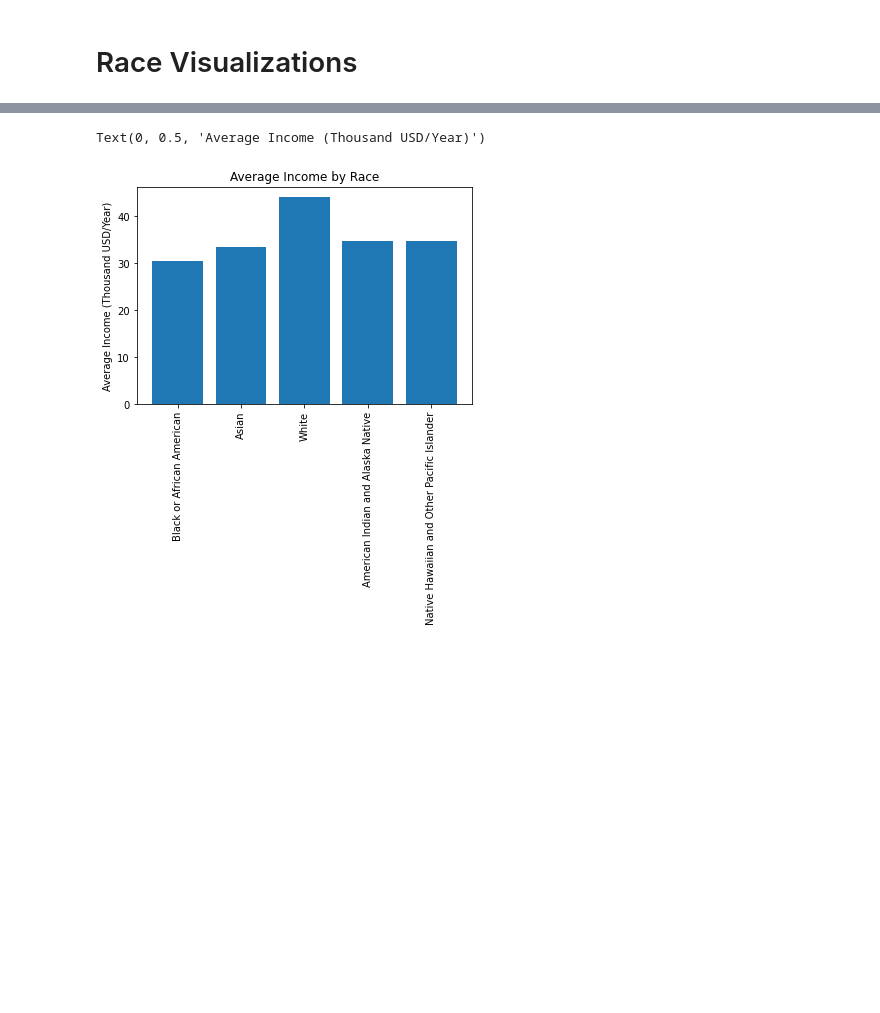
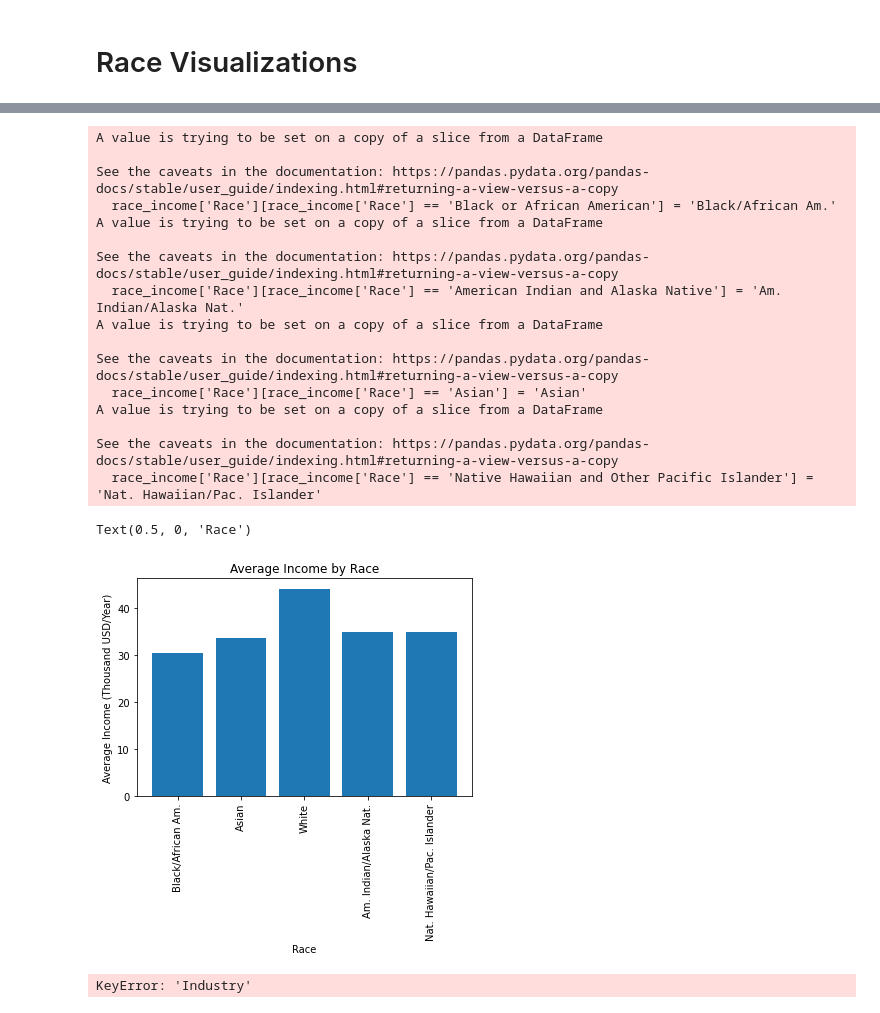
Before and after one commit to jackrlynn3/pandas-census-grp-5, a Jupyter notebook: visualizations.ipynb, the cells around one changed output, grey strips where cells are left out. Cells and saved outputs as stored; diff of their text form; code cells hidden in the pictures; blank space fills up the shorter version.

```diff
--- a/visualizations.ipynb
+++ b/visualizations.ipynb
@@ -167,29 +216,53 @@ See the caveats in the documentation: https://pandas.pydata.org/pandas-docs/stab
 # %%
 # Plot 3: Compare average income of different races and sexes
 
 race_income = summary_dataset.copy()
 race_income = race_income[race_income['Industry'] == 'Total for all sectors']
 race_income = race_income[race_income['Ethnicity'] == 'Total']
 race_income = race_income[race_income['Race'] != 'Total']
 race_income = race_income[race_income['Race'] != 'Equally minority/nonminority']
 race_income = race_income[race_income['Race'] != 'Minority']
 race_income = race_income[race_income['Race'] != 'Nonminority']
 race_income = race_income[race_income['VetStatus'] == 'Total']
 race_income = race_income[race_income['SpousalOwnershipSharing'] == 'Total reporting']
 race_income = race_income[race_income['Sex'] == 'Total']
 
+# Abbreviate race names
+race_income['Race'][race_income['Race'] == 'White'] = 'White'
+race_income['Race'][race_income['Race'] == 'Black or African American'] = 'Black/African Am.'
+race_income['Race'][race_income['Race'] == 'American Indian and Alaska Native'] = 'Am. Indian/Alaska Nat.'
+race_income['Race'][race_income['Race'] == 'Asian'] = 'Asian'
+race_income['Race'][race_income['Race'] == 'Native Hawaiian and Other Pacific Islander'] = 'Nat. Hawaiian/Pac. Islander'
+
 # Get only necessary columns
 race_income = race_income[['Race', 'EmployeeCt', 'AnnualPayrollInThousands']]
 race_income['AvgSalary'] = race_income['AnnualPayrollInThousands'] / race_income['EmployeeCt']
 fig, ax = plt.subplots()
 labels = np.arange(len(race_income['Race']))
 p6 = ax.bar(race_income['Race'], race_income['AvgSalary'])
 ax.set_xticks(labels, labels=(list(race_income['Race'])), rotation=90)
 ax.set_title('Average Income by Race')
 ax.set_ylabel('Average Income (Thousand USD/Year)')
+ax.set_xlabel('Race')
 # %% [output]
-Text(0, 0.5, 'Average Income (Thousand USD/Year)')
+A value is trying to be set on a copy of a slice from a DataFrame
+
+See the caveats in the documentation: https://pandas.pydata.org/pandas-docs/stable/user_guide/indexing.html#returning-a-view-versus-a-copy
+  race_income['Race'][race_income['Race'] == 'Black or African American'] = 'Black/African Am.'
+A value is trying to be set on a copy of a slice from a DataFrame
+
+See the caveats in the documentation: https://pandas.pydata.org/pandas-docs/stable/user_guide/indexing.html#returning-a-view-versus-a-copy
+  race_income['Race'][race_income['Race'] == 'American Indian and Alaska Native'] = 'Am. Indian/Alaska Nat.'
+A value is trying to be set on a copy of a slice from a DataFrame
+
+See the caveats in the documentation: https://pandas.pydata.org/pandas-docs/stable/user_guide/indexing.html#returning-a-view-versus-a-copy
+  race_income['Race'][race_income['Race'] == 'Asian'] = 'Asian'
+A value is trying to be set on a copy of a slice from a DataFrame
+
+See the caveats in the documentation: https://pandas.pydata.org/pandas-docs/stable/user_guide/indexing.html#returning-a-view-versus-a-copy
+  race_income['Race'][race_income['Race'] == 'Native Hawaiian and Other Pacific Islander'] = 'Nat. Hawaiian/Pac. Islander'
+Text(0.5, 0, 'Race')
-[figure, old version]
+[figure, new version]
 # %%
 #Percentage of businesses owned by women over the different “owned since” time periods
 # Get only the wanted part of data
@@ -202,6 +275,8 @@ WomenOwned = WomenOwned[WomenOwned['Year'] == 2018]
 WomenOwned = WomenOwned[WomenOwned['OwnerSex'] == 'Female']
 #Creating graph
 sns.lineplot(data=WomenOwned, x="OwnedSince", y="OwnerCtPercentage")
+# %% [output]
+KeyError: 'Industry'
 # %%
 #What percentage of owners are male/female in each industry?
 # Get only the wanted part of data
```
Also changed, not shown: parts of 6 cells of this notebook.
